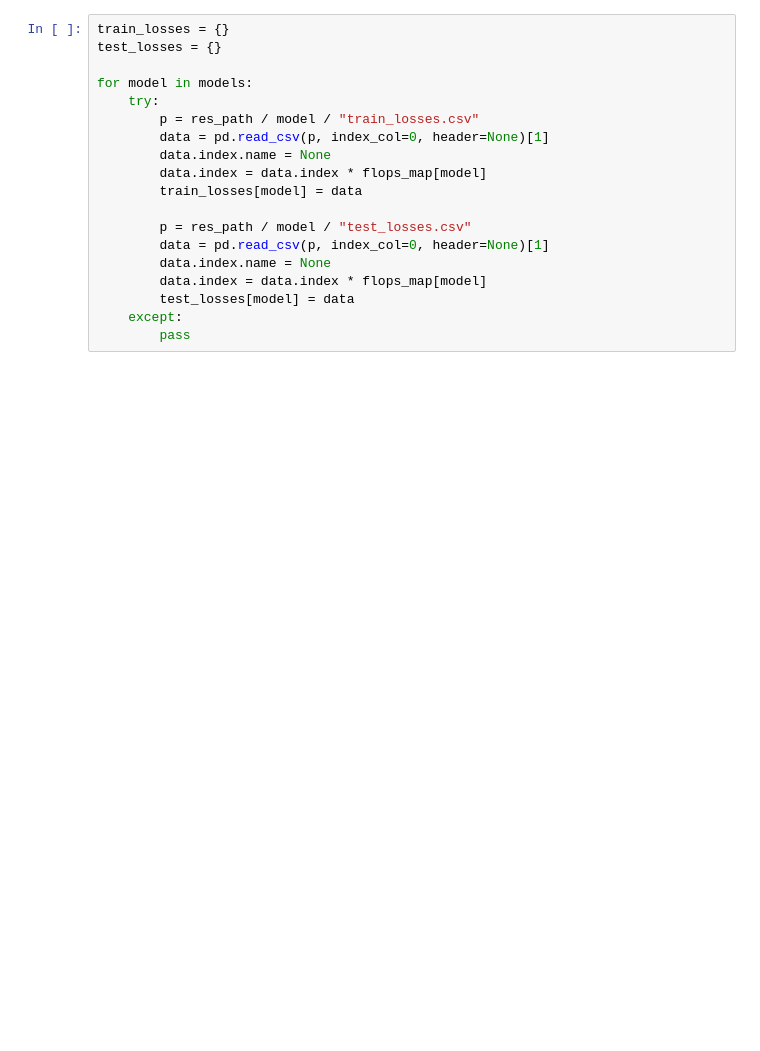
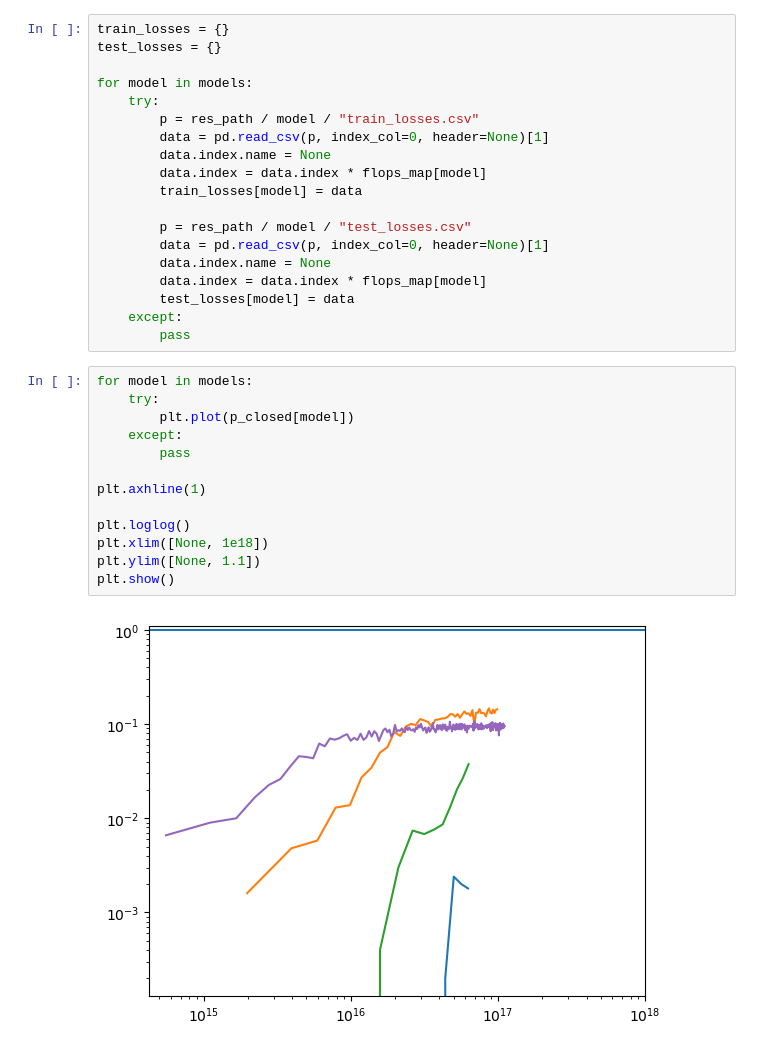
Before and after one commit to dbruwel/pachner-graph-triangulations, a Jupyter notebook: experiments/notebooks/deep_learning/signature_model/analyse_scaling_laws.ipynb, the cells around one changed output. Saved outputs shown, nothing was run; the diff lists cells and outputs as text; blank space fills up the shorter version.

```diff
--- a/experiments/notebooks/deep_learning/signature_model/analyse_scaling_laws.ipynb
+++ b/experiments/notebooks/deep_learning/signature_model/analyse_scaling_laws.ipynb
@@ -38,6 +85,21 @@ for model in models:
         test_losses[model] = data
     except:
         pass
+# %%
+for model in models:
+    try:
+        plt.plot(p_closed[model])
+    except:
+        pass
+
+plt.axhline(1)
+
+plt.loglog()
+plt.xlim([None, 1e18])
+plt.ylim([None, 1.1])
+plt.show()
+# %% [output]
+[figure, added]
 # %%
 for model in models:
     try:
```
Also changed, not shown: parts of 9 cells of this notebook, 1 other file.
